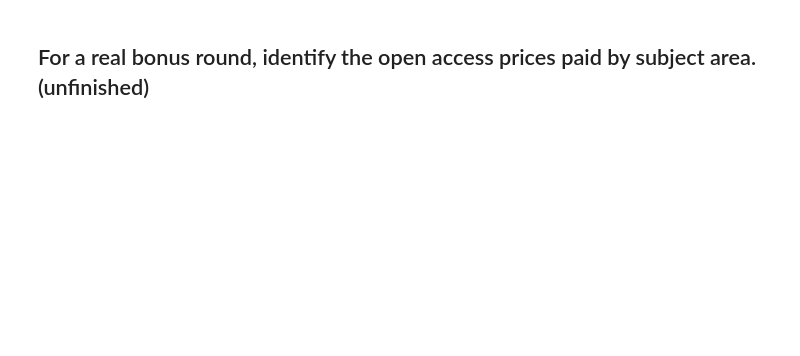
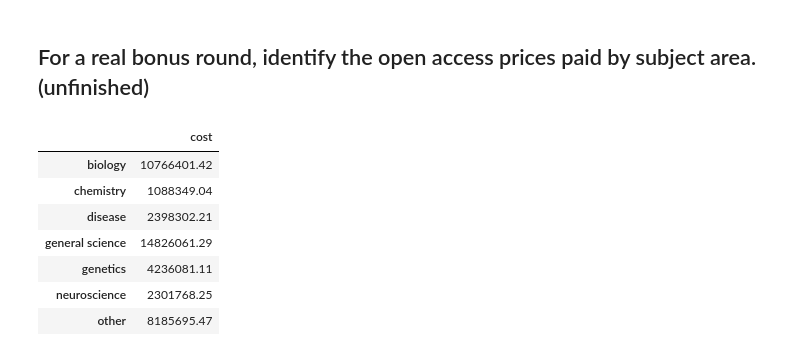
Before and after one commit to antdevelopment/Thinkful-Data-Science-Course, a Jupyter notebook: bootcamp/unit-1/lesson-3/data-cleaning-and-validation/data_cleaning_validation.ipynb, the cells around one changed output. Drawn from its saved outputs; the diff is of its cells as text; code cells hidden in the pictures; blank space fills up the shorter version.

```diff
--- a/bootcamp/unit-1/lesson-3/data-cleaning-and-validation/data_cleaning_validation.ipynb
+++ b/bootcamp/unit-1/lesson-3/data-cleaning-and-validation/data_cleaning_validation.ipynb
@@ -201,0 +163,29 @@ wellcome2.title = wellcome2.title.map(lambda item: item.split(' '))
+# %%
+# Defining grouping function based on EDA
+def subject_area(element):
+    if 'pathogen' in element or 'disease' in element or 'disorder' in element:
+        return 'disease'
+    elif 'gene' in element or 'geno' in element:
+        return 'genetics'
+    elif 'bio' in element or 'cell' in element or 'mole' in element:
+        return 'biology'
+    elif 'chem' in element:
+        return 'chemistry'
+    elif 'cog' in element or 'neuro' in element:
+        return 'neuroscience'
+    elif 'plos' in element or 'qualitative' in element or 'oxford' in element or 'human' in element or 'embo' in element or 'ology' in element:
+        return 'general science'
+    else:
+        return 'other'
+
+#
+wellcome.groupby('journal', as_index=True).sum().groupby(subject_area, as_index=True).sum()
+# %% [output]
+|  | cost |
+| biology | 10766401.42 |
+| chemistry | 1088349.04 |
+| disease | 2398302.21 |
+| general science | 14826061.29 |
+| genetics | 4236081.11 |
+| neuroscience | 2301768.25 |
+| other | 8185695.47 |
```
Also changed, not shown: parts of 6 cells of this notebook.
